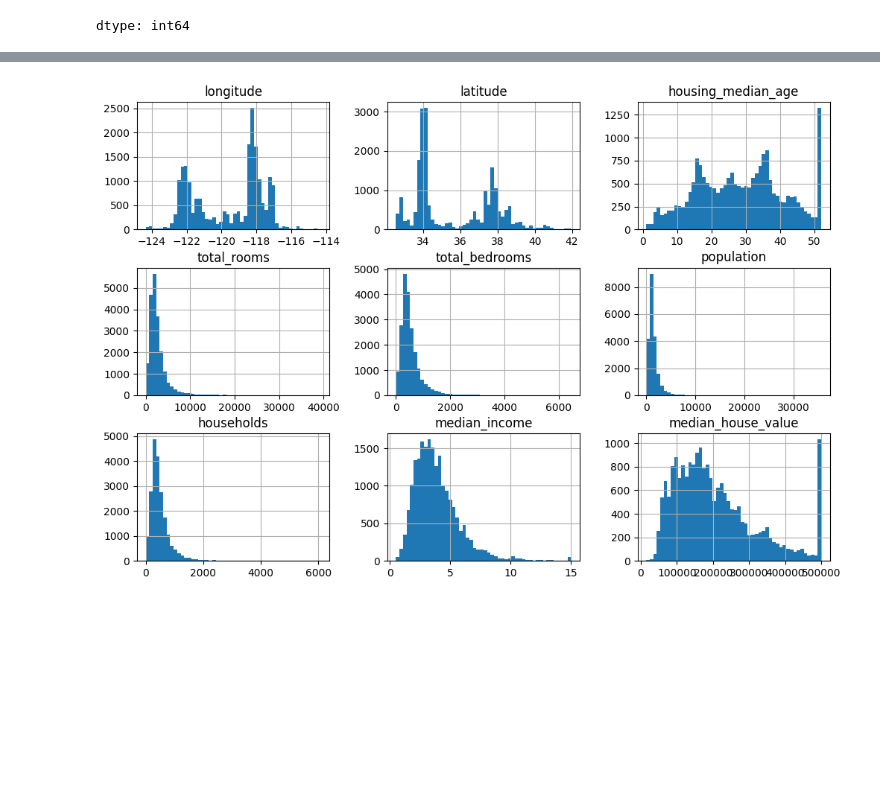
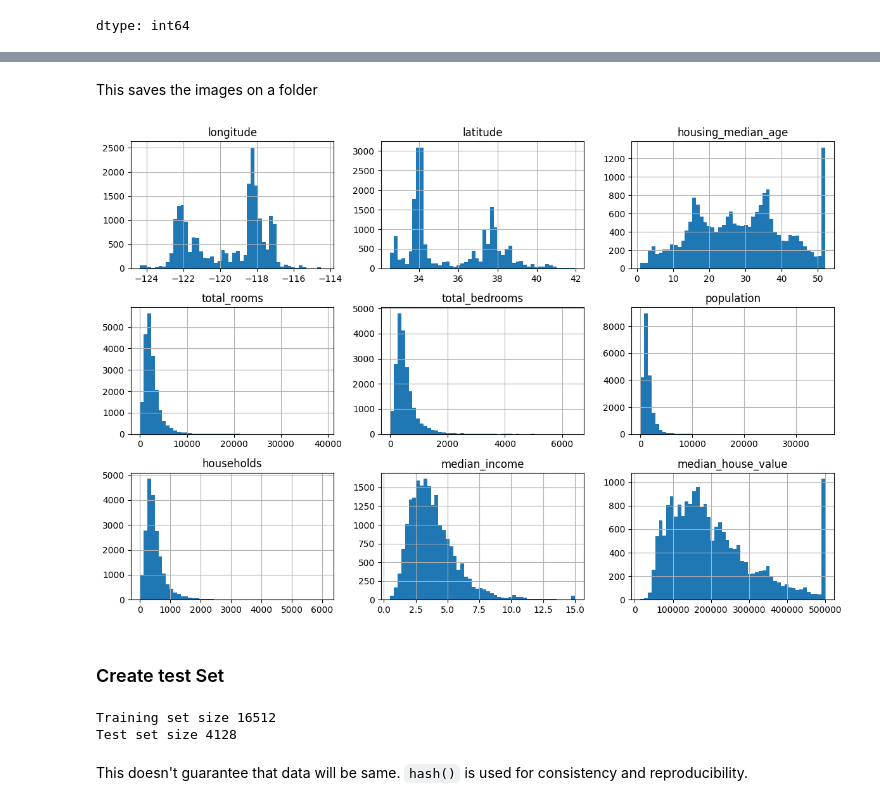
Before and after one commit to Mursalin1011/hands-on-ml-book, a Jupyter notebook: Practice_02_end_to_end_machine_learning_project.ipynb, the cells around one changed output, grey strips where cells are left out. Drawn from its saved outputs; the diff is of its cells as text; code cells hidden in the pictures; blank space fills up the shorter version.

Commit message:
Created test set

````diff
--- a/Practice_02_end_to_end_machine_learning_project.ipynb
+++ b/Practice_02_end_to_end_machine_learning_project.ipynb
@@ -80,8 +81,22 @@ housing.describe()
 | 50% | -118.490000 | 34.260000 | 29.000000 | 2127.000000 | 435.000000 | 1166.000000 | 409.000000 | ... |
 | 75% | -118.010000 | 37.710000 | 37.000000 | 3148.000000 | 647.000000 | 1725.000000 | 605.000000 | ... |
 | max | -114.310000 | 41.950000 | 52.000000 | 39320.000000 | 6445.000000 | 35682.000000 | 6082.000000 | ... |
+# %% [markdown]
+This saves the images on a folder
+# %%
+IMAGES_PATH = Path() / "images" / "end_to_end_project"
+IMAGES_PATH.mkdir(parents=True, exist_ok=True)
+
+def save_fig(fig_id, tight_layout=True, fig_extension="png", resolution=300):
+    path = IMAGES_PATH / f"{fig_id}.{fig_extension}"
+    if tight_layout:
+        plt.tight_layout()
+    plt.savefig(path, format=fig_extension, dpi=resolution)
 # %%
 housing.hist(bins=50, figsize=(12, 8))
+save_fig("attribute_histogram_plots")
 plt.show()
 # %% [output]
-[figure, old version]
+[figure, new version]
+# %% [markdown]
+### Create test Set
@@ -87,0 +110,7 @@ plt.show()
+# %%
+train_set, test_set = shuffle_and_split(housing, 0.2)
+print("Training set size",len(train_set))
+print("Test set size",len(test_set))
+# %% [output]
+Training set size 16512
+Test set size 4128
@@ -87,0 +119,3 @@ plt.show()
+# %% [markdown]
+This doesn't guarantee that data will be same.
+```hash()``` is used for consistency and reproducibility.
````
Also changed, not shown: parts of 31 cells of this notebook.
